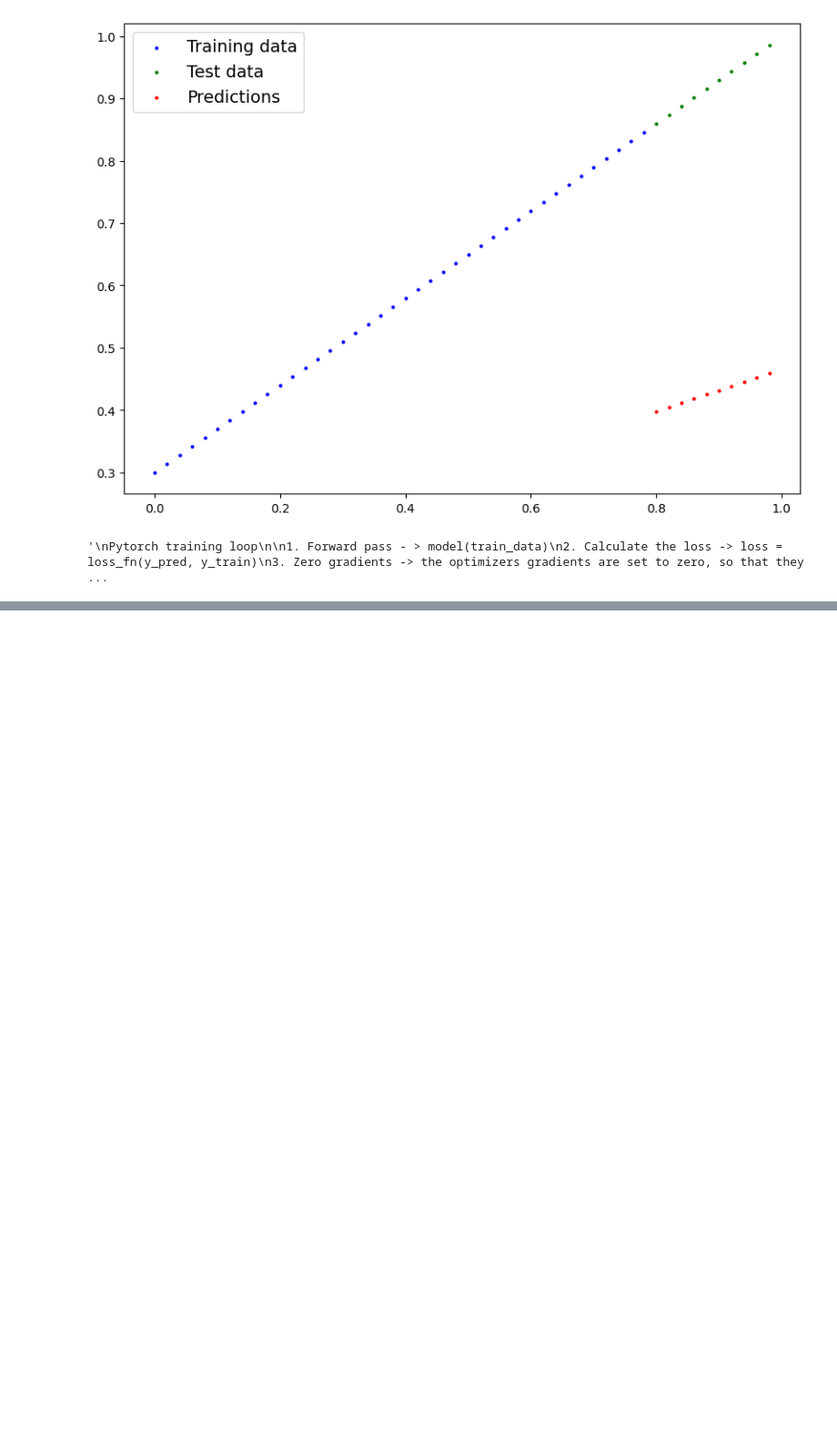
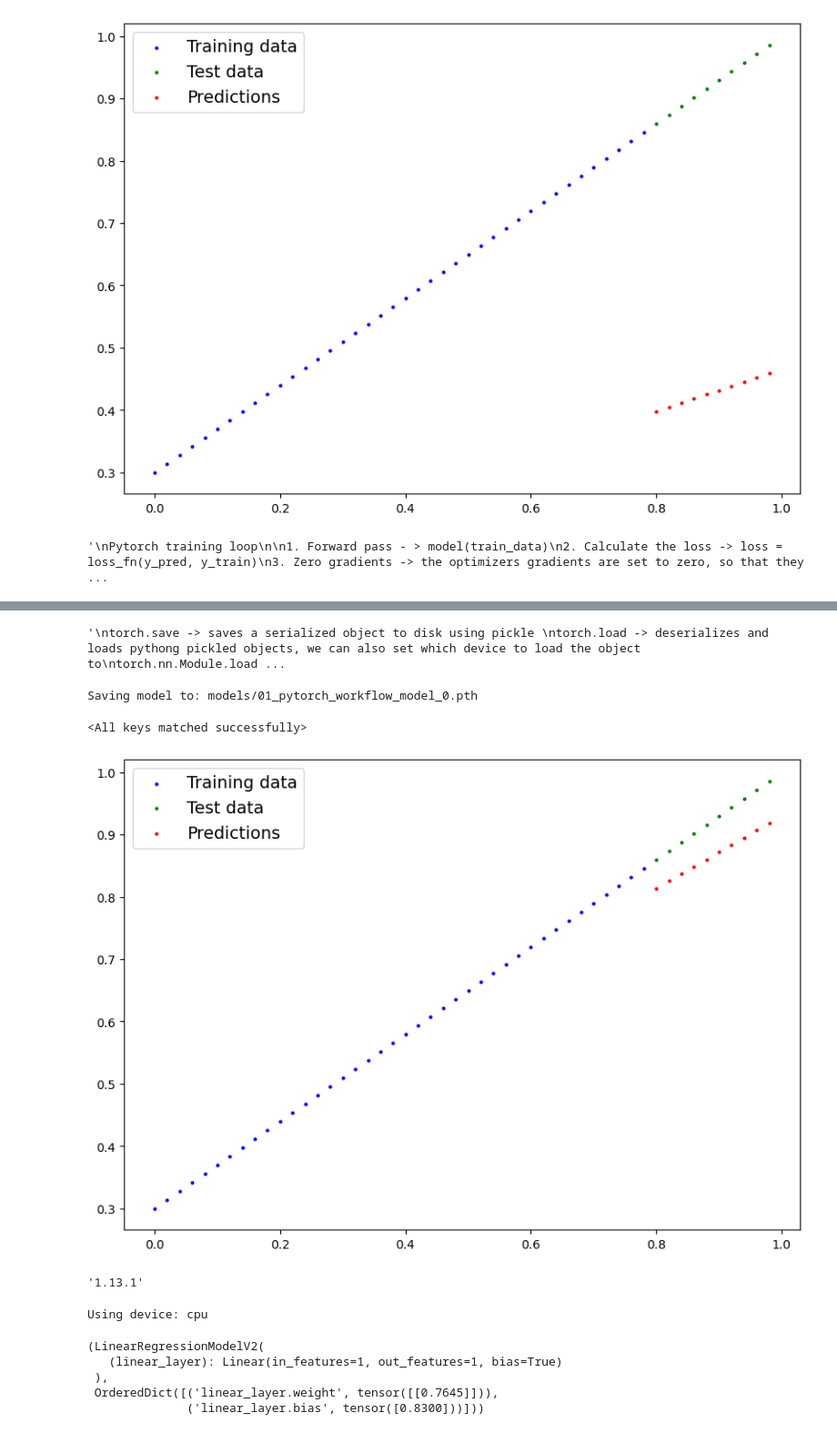
Before and after one commit to riaz/Juggernaut, a Jupyter notebook: courses/zero_to_mastery_pytorch/pytorch_workflow_fundamentals.ipynb, the cells around one changed output, grey strips where cells are left out. Shown at 91% size. Drawn from its saved outputs; the diff is of its cells as text; code cells hidden in the pictures; blank space fills up the shorter version.

```diff
--- a/courses/zero_to_mastery_pytorch/pytorch_workflow_fundamentals.ipynb
+++ b/courses/zero_to_mastery_pytorch/pytorch_workflow_fundamentals.ipynb
@@ -157,0 +261,25 @@ Pytorch training loop
+# %%
+### Saving and Loading the pytorch model
+"""
+torch.save -> saves a serialized object to disk using pickle
+torch.load -> deserializes and loads pythong pickled objects, we can also set which device to load the object to
+torch.nn.Module.load_state_dict -> Loads a models parameter dictionary using a saved state_dict() object
+"""
+# %% [output]
+'\ntorch.save -> saves a serialized object to disk using pickle \ntorch.load -> deserializes and loads pythong pickled objects, we can also set which device to load the object to\ntorch.nn.Module.load ...
+# %%
+from pathlib import Path
+
+# Create the models directory
+MODEL_PATH = Path("models")
+MODEL_PATH.mkdir(parents=True, exist_ok=True)
+
+# Create model save path
+MODEL_NAME = "01_pytorch_workflow_model_0.pth"
+MODEL_SAVE_PATH = MODEL_PATH / MODEL_NAME
+
+# Save the model state dict
+print(f"Saving model to: {MODEL_SAVE_PATH}")
+torch.save(obj=model_0.state_dict(), f=MODEL_SAVE_PATH)
+# %% [output]
+Saving model to: models/01_pytorch_workflow_model_0.pth
@@ -157,0 +291,17 @@ Pytorch training loop
+# %%
+loaded_model_0 = LinearRegressionModel()
+
+# Loading the state_dict
+loaded_model_0.load_state_dict(torch.load(f=MODEL_SAVE_PATH))
+# %% [output]
+<All keys matched successfully>
+# %%
+### Now that we are done loading the saved model, we will now apply inference
+loaded_model_0.eval()
+
+with torch.inference_mode():
+    loaded_model_preds = loaded_model_0(X_test)
+# %%
+plot_predictions(predictions=loaded_model_preds)
+# %% [output]
+[figure, added]
@@ -157,0 +310,35 @@ Pytorch training loop
+# %%
+import torch
+import matplotlib.pyplot as plt
+
+torch.__version__
+# %% [output]
+'1.13.1'
+# %%
+device = "cuda" if torch.cuda.is_available() else "cpu"
+print(f"Using device: {device}")
+# %% [output]
+Using device: cpu
+# %%
+# Subclass nn.Module to make our model
+class LinearRegressionModelV2(nn.Module):
+    def __init__(self):
+        super().__init__()
+        # Use nn.Linear() for creating the model parameters
+        self.linear_layer = nn.Linear(in_features=1,
+                                      out_features=1)
+
+    # Define the forward computation (input data x flows through nn.Linear())
+    def forward(self, x: torch.Tensor) -> torch.Tensor:
+        return self.linear_layer(x)
+
+# Set the manual seed when creating the model (this isn't always need but is used for demonstrative purposes, try commenting it out and seeing what happens)
+torch.manual_seed(42)
+model_1 = LinearRegressionModelV2()
+model_1, model_1.state_dict()
+# %% [output]
+(LinearRegressionModelV2(
+   (linear_layer): Linear(in_features=1, out_features=1, bias=True)
+ ),
+ OrderedDict([('linear_layer.weight', tensor([[0.7645]])),
+              ('linear_layer.bias', tensor([0.8300]))]))
```
Also changed, not shown: parts of 17 cells of this notebook, 1 other file.
